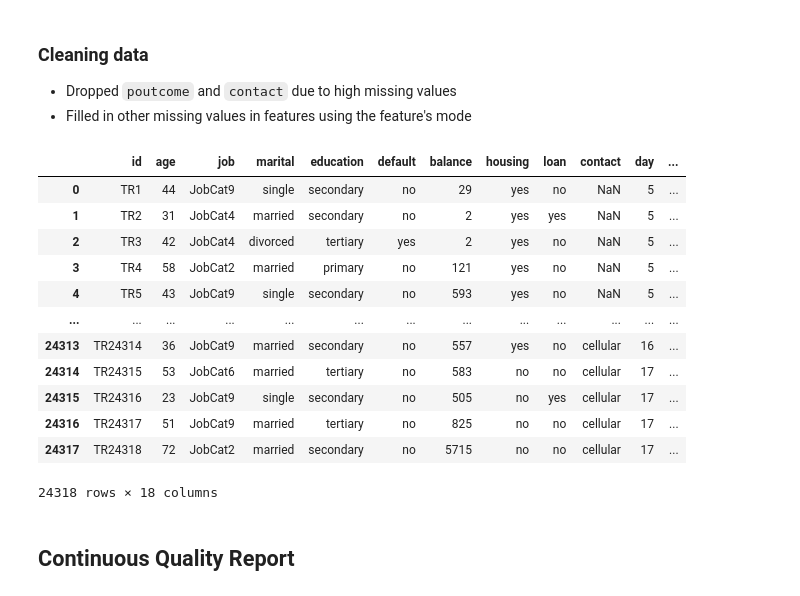
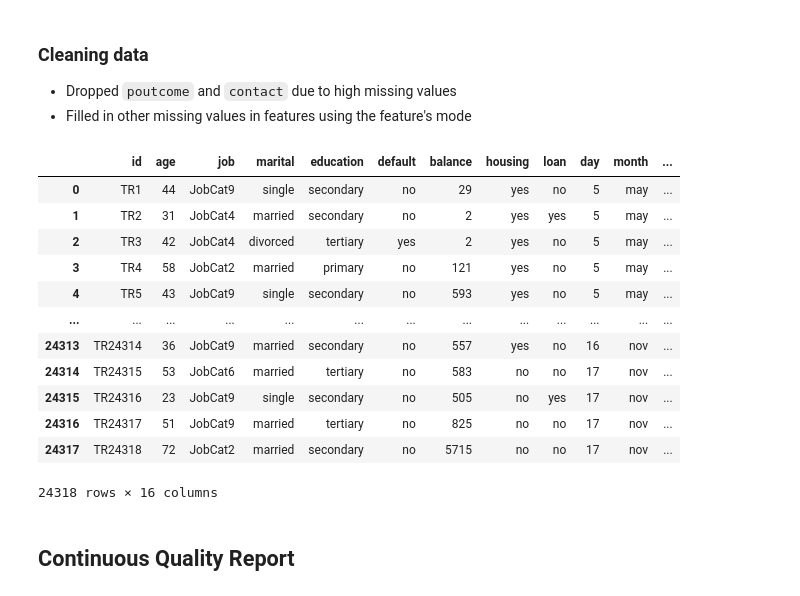
Before and after one commit to MikoGD/machine-learning-assignment-2, a Jupyter notebook: Machine_Learning_Assignment_2.ipynb, the cells around one changed output. Cells and saved outputs as stored; diff of their text form; code cells hidden in the pictures.

```diff
--- a/Machine_Learning_Assignment_2.ipynb
+++ b/Machine_Learning_Assignment_2.ipynb
@@ -199,22 +199,24 @@ pd.DataFrame.from_dict(cat_quality_report)
 # %%
 dropped_headers = ["poutcome", "contact"]
 df["job"].fillna(cat_quality_report["Mode"][0])
 df["education"].fillna(cat_quality_report["Mode"][2])
+# df.drop(dropped_headers)
+df = df.drop(dropped_headers, axis=1)
 df
 # %% [output]
-|  | id | age | job | marital | education | default | balance | housing | loan | contact | day | ... |
-| 0 | TR1 | 44 | JobCat9 | single | secondary | no | 29 | yes | no | NaN | 5 | ... |
-| 1 | TR2 | 31 | JobCat4 | married | secondary | no | 2 | yes | yes | NaN | 5 | ... |
-| 2 | TR3 | 42 | JobCat4 | divorced | tertiary | yes | 2 | yes | no | NaN | 5 | ... |
-| 3 | TR4 | 58 | JobCat2 | married | primary | no | 121 | yes | no | NaN | 5 | ... |
-| 4 | TR5 | 43 | JobCat9 | single | secondary | no | 593 | yes | no | NaN | 5 | ... |
+|  | id | age | job | marital | education | default | balance | housing | loan | day | month | ... |
+| 0 | TR1 | 44 | JobCat9 | single | secondary | no | 29 | yes | no | 5 | may | ... |
+| 1 | TR2 | 31 | JobCat4 | married | secondary | no | 2 | yes | yes | 5 | may | ... |
+| 2 | TR3 | 42 | JobCat4 | divorced | tertiary | yes | 2 | yes | no | 5 | may | ... |
+| 3 | TR4 | 58 | JobCat2 | married | primary | no | 121 | yes | no | 5 | may | ... |
+| 4 | TR5 | 43 | JobCat9 | single | secondary | no | 593 | yes | no | 5 | may | ... |
 | ... | ... | ... | ... | ... | ... | ... | ... | ... | ... | ... | ... | ... |
-| 24313 | TR24314 | 36 | JobCat9 | married | secondary | no | 557 | yes | no | cellular | 16 | ... |
-| 24314 | TR24315 | 53 | JobCat6 | married | tertiary | no | 583 | no | no | cellular | 17 | ... |
-| 24315 | TR24316 | 23 | JobCat9 | single | secondary | no | 505 | no | yes | cellular | 17 | ... |
-| 24316 | TR24317 | 51 | JobCat9 | married | tertiary | no | 825 | no | no | cellular | 17 | ... |
-| 24317 | TR24318 | 72 | JobCat2 | married | secondary | no | 5715 | no | no | cellular | 17 | ... |
+| 24313 | TR24314 | 36 | JobCat9 | married | secondary | no | 557 | yes | no | 16 | nov | ... |
+| 24314 | TR24315 | 53 | JobCat6 | married | tertiary | no | 583 | no | no | 17 | nov | ... |
+| 24315 | TR24316 | 23 | JobCat9 | single | secondary | no | 505 | no | yes | 17 | nov | ... |
+| 24316 | TR24317 | 51 | JobCat9 | married | tertiary | no | 825 | no | no | 17 | nov | ... |
+| 24317 | TR24318 | 72 | JobCat2 | married | secondary | no | 5715 | no | no | 17 | nov | ... |
-24318 rows × 18 columns
+24318 rows × 16 columns
 # %% [markdown]
 ## Continuous Quality Report
 # %% [markdown]
```
Also changed, not shown: parts of 11 cells of this notebook, 1 other file.
